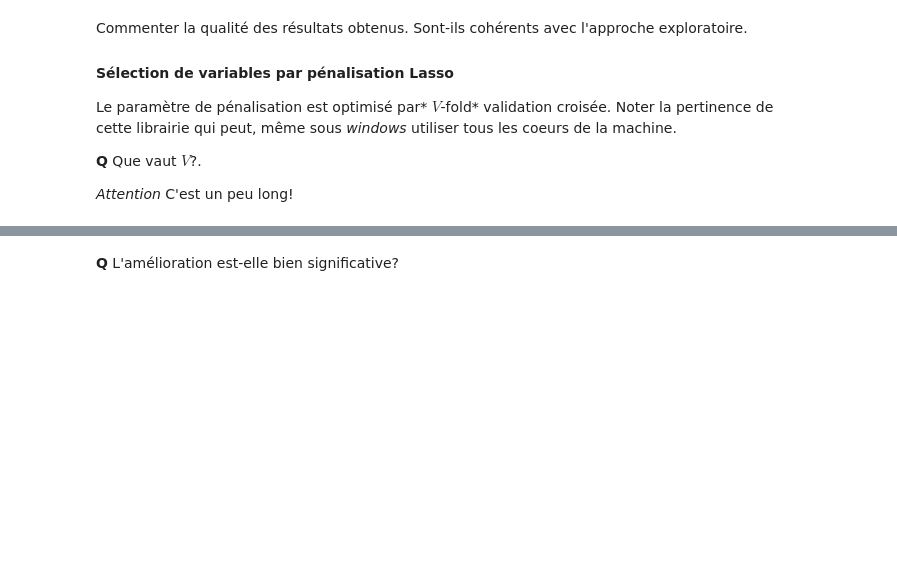
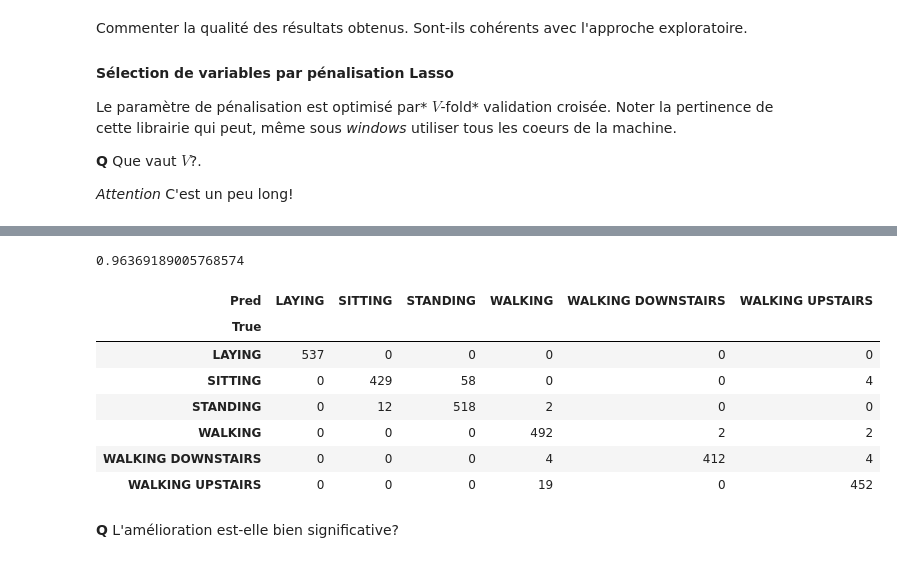
Before and after one commit to wikistat/High-Dimensional-Deep-Learning, a Jupyter notebook: HumanActivityRecognition/HDSTAT-Python-elem-HAR.ipynb, the cells around one changed output, grey strips where cells are left out. Drawn from its saved outputs; the diff is of its cells as text; code cells hidden in the pictures; blank space fills up the shorter version.

```diff
--- a/HumanActivityRecognition/HDSTAT-Python-elem-HAR.ipynb
+++ b/HumanActivityRecognition/HDSTAT-Python-elem-HAR.ipynb
@@ -306,4 +339,7 @@ print("Meilleur score = %f, Meilleur paramètre = %s" % (logitOpt.best_score_,lo
 # %%
 yChap = logitOpt.predict(Xtest)
+yChap_label = np.array([ACTIVITY_DIC[y] for y in yChap])
 # matrice de confusion
 logitOpt.score(Xtest, ytest)
+# %% [output]
+0.96369189005768574
@@ -312,3 +346,14 @@ pd.DataFrame(confusion_matrix(ytest, yChap), index = labels, columns=labels)
+# %%
+pd.crosstab(ytest_label, yChap_label, rownames=['True'], colnames=['Pred'])
+# %% [output]
+| Pred | LAYING | SITTING | STANDING | WALKING | WALKING DOWNSTAIRS | WALKING UPSTAIRS |
+| True |  |  |  |  |  |  |
+| LAYING | 537 | 0 | 0 | 0 | 0 | 0 |
+| SITTING | 0 | 429 | 58 | 0 | 0 | 4 |
+| STANDING | 0 | 12 | 518 | 2 | 0 | 0 |
+| WALKING | 0 | 0 | 0 | 492 | 2 | 2 |
+| WALKING DOWNSTAIRS | 0 | 0 | 0 | 4 | 412 | 4 |
+| WALKING UPSTAIRS | 0 | 0 | 0 | 19 | 0 | 452 |
 # %% [markdown]
 **Q** L'amélioration est-elle bien significative?
 # %% [markdown]
```
Also changed, not shown: parts of 24 cells of this notebook, 7 other files.
